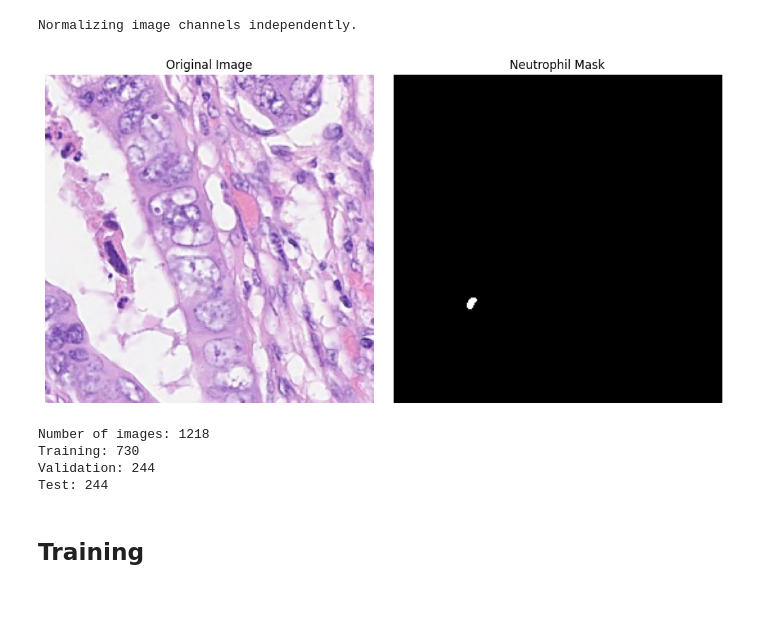
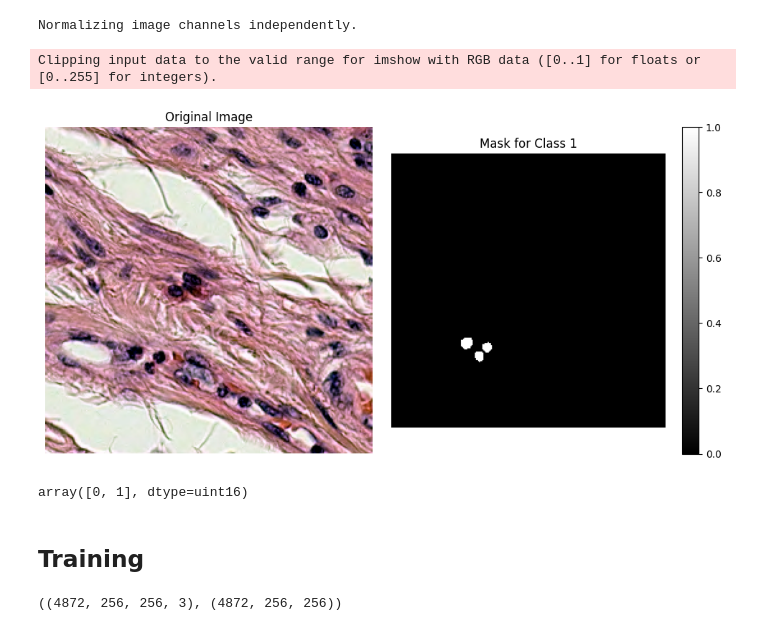
Before and after one commit to Marcusnsr/Bachelor, a Jupyter notebook: U-Net.ipynb, the cells around one changed output. Saved outputs shown, nothing was run; the diff lists cells and outputs as text; code cells hidden in the pictures; blank space fills up the shorter version.

Commit message:
Unet Test

```diff
--- a/U-Net.ipynb
+++ b/U-Net.ipynb
@@ -71,9 +70,9 @@ filtered_labels = []
 
 for i in range(len(images)):
     # Check if the neutrophil mask contains any non-zero values (presence of neutrophil cells)
-    if np.any(neutrophil_segmentation_maps[i]):
+    if np.any(neutrophil_masks[i]):
         filtered_images.append(images[i])
-        filtered_labels.append(neutrophil_segmentation_maps[i])
+        filtered_labels.append(neutrophil_masks[i])
 
 # Replace the original lists with the filtered lists
 images = filtered_images
@@ -96,37 +95,33 @@ if n_channel > 1:
 images_norm = [normalize(x,1,99.8,axis=axis_norm) for x in tqdm(images)]
 # %% [output]
 Normalizing image channels independently.
-# %%
-#Sanity check
-# Function to plot image and mask side by side
-def plot_image_and_mask(image, mask, img_title="Original Image", lbl_title="Neutrophil Mask"):
-    fig, ax = plt.subplots(1, 2, figsize=(10, 5))
-    ax[0].imshow(image)
-    ax[0].set_title(img_title)
-    ax[0].axis('off')
-    ax[1].imshow(mask, cmap='gray')
-    ax[1].set_title(lbl_title)
-    ax[1].axis('off')
-    plt.tight_layout()
-    plt.show()
-
-# Plotting the first image and its corresponding Neutrophil mask
-plot_image_and_mask(images[20], labels[20])
-# %% [output]
-[figure, removed]
-# %%
-# First split to separate out the test set
-X_train_val, X_test, Y_train_val, Y_test = train_test_split(images_norm, labels, test_size=0.2, random_state=42)
-
-# Second split to separate the remaining data into training and validation sets
-X_train, X_val, Y_train, Y_val = train_test_split(X_train_val, Y_train_val, test_size=0.25, random_state=42)  # 0.25 x 0.8 = 0.2
-
-print(f'Number of images: {len(images_norm)}')
-print(f'Training: {len(X_train)}')
-print(f'Validation: {len(X_val)}')
-print(f'Test: {len(X_test)}')
-# %% [output]
-Number of images: 1218
-Training: 730
-Validation: 244
-Test: 244
+# %%
+# Modified function to plot image and multiple mask channels
+def plot_image_and_masks(image, masks, img_title="Original Image", lbl_title_base="Mask for Class"):
+    # Determine the number of mask channels
+    num_classes = masks.shape[-1] if masks.ndim == 3 else 1
+
+    # Create subplots: one for the image and one for each mask channel
+    fig, ax = plt.subplots(1, num_classes + 1, figsize=(5 * (num_classes + 1), 5))
+
+    # Plot the original image
+    ax[0].imshow(image)
+    ax[0].set_title(img_title)
+    ax[0].axis('off')
+
+    # Plot each mask channel
+    for i in range(num_classes):
+        channel = masks[..., i] if num_classes > 1 else masks
+        im = ax[i + 1].imshow(channel, cmap='gray')
+        ax[i + 1].set_title(f"{lbl_title_base} {i+1}")
+        ax[i + 1].axis('off')
+        fig.colorbar(im, ax=ax[i + 1])  # Add a colorbar for each mask channel
+
+    plt.tight_layout()
+    plt.show()
+
+# Example usage (assuming images_norm and labels are already defined and labels have multiple channels)
+plot_image_and_masks(images_norm[100], labels[100])
+# %% [output]
+Clipping input data to the valid range for imshow with RGB data ([0..1] for floats or [0..255] for integers).
+[figure, added]
@@ -133,2 +132,7 @@ Test: 244
+# %%
+unique_values = np.unique(labels)  # Inspect the second channel for unique values
+unique_values
+# %% [output]
+array([0, 1], dtype=uint16)
 # %% [markdown]
 ## Training
@@ -306,0 +236,4 @@ for epoch in range(n_epochs):
+# %%
+augmented_images.shape, augmented_masks.shape
+# %% [output]
+((4872, 256, 256, 3), (4872, 256, 256))
```
Also changed, not shown: parts of 22 cells of this notebook, 3 other files.
